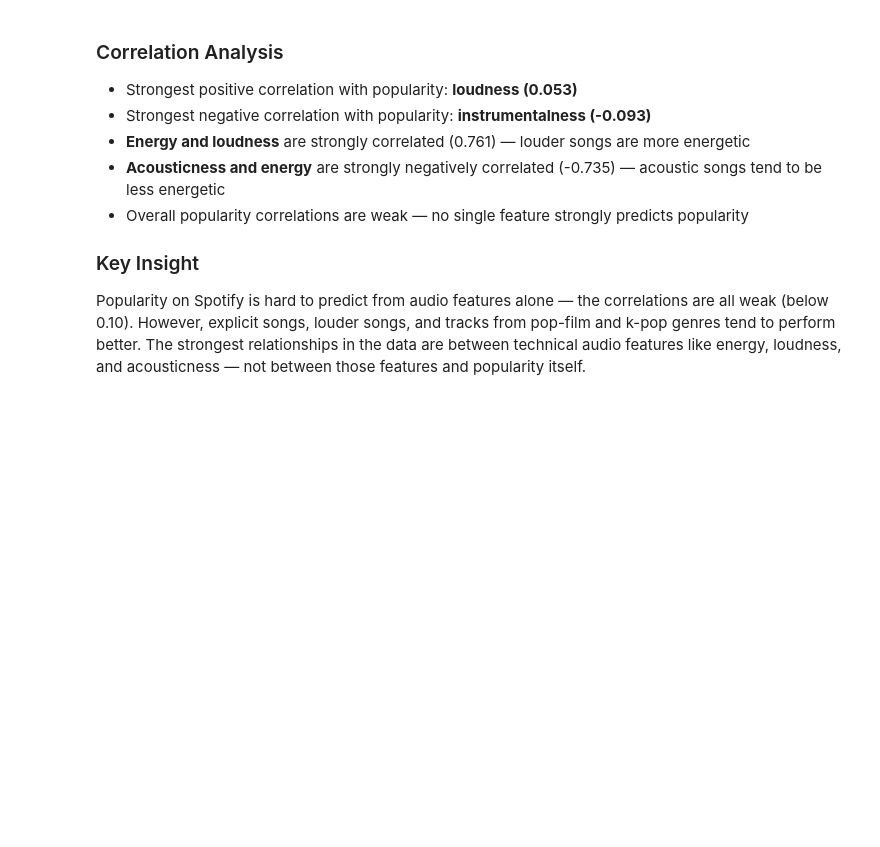
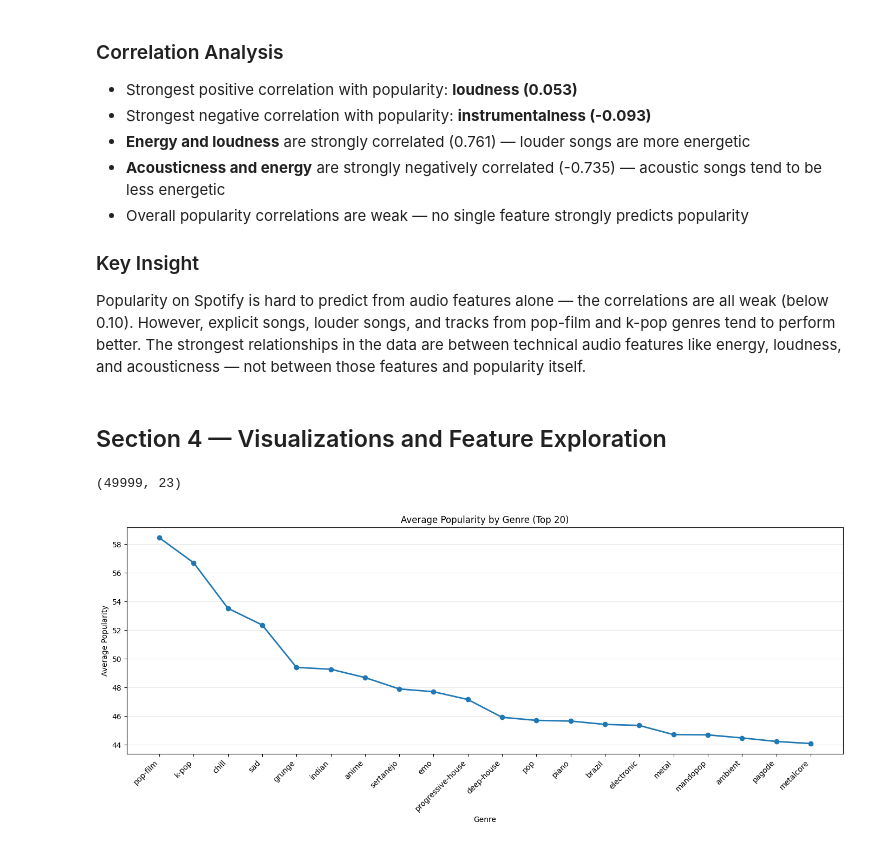
Before and after one commit to Dhumo986/cis4930-sp26-project-group-04, a Jupyter notebook: notebooks/analysis.ipynb, the cells around one changed output. Saved outputs shown, nothing was run; the diff lists cells and outputs as text; code cells hidden in the pictures; blank space fills up the shorter version.

Commit message:
complete section 4; visualization

```diff
--- a/notebooks/analysis.ipynb
+++ b/notebooks/analysis.ipynb
@@ -640,3 +638,33 @@ are all weak (below 0.10). However, explicit songs, louder songs, and tracks fro
 pop-film and k-pop genres tend to perform better. The strongest relationships in the
 data are between technical audio features like energy, loudness, and acousticness —
 not between those features and popularity itself.
+# %% [markdown]
+## Section 4 — Visualizations and Feature Exploration
+# %%
+import pandas as pd
+import numpy as np
+import matplotlib.pyplot as plt
+import seaborn as sns
+
+df = pd.read_csv('../data/processed/spotify_cleaned.csv')
+print(df.shape)
+# %% [output]
+(49999, 23)
+# %%
+# line plot — avg popularity by genre (top 20, sorted)
+# no release year column in dataset, so genre is used as the ordered x-axis
+genre_pop = df.groupby('track_genre')['popularity'].mean().sort_values(ascending=False).head(20)
+
+fig, ax = plt.subplots(figsize=(14, 6))
+ax.plot(range(len(genre_pop)), genre_pop.values, marker='o', linewidth=2, color='tab:blue')
+ax.set_xticks(range(len(genre_pop)))
+ax.set_xticklabels(genre_pop.index, rotation=45, ha='right')
+ax.set_xlabel('Genre')
+ax.set_ylabel('Average Popularity')
+ax.set_title('Average Popularity by Genre (Top 20)')
+ax.grid(axis='y', alpha=0.3)
+fig.tight_layout()
+fig.savefig('../figures/popularity_by_genre.png', dpi=300)
+plt.show()
+# %% [output]
+[figure, added]
```
Also changed, not shown: parts of 5 cells of this notebook, 4 other files.
